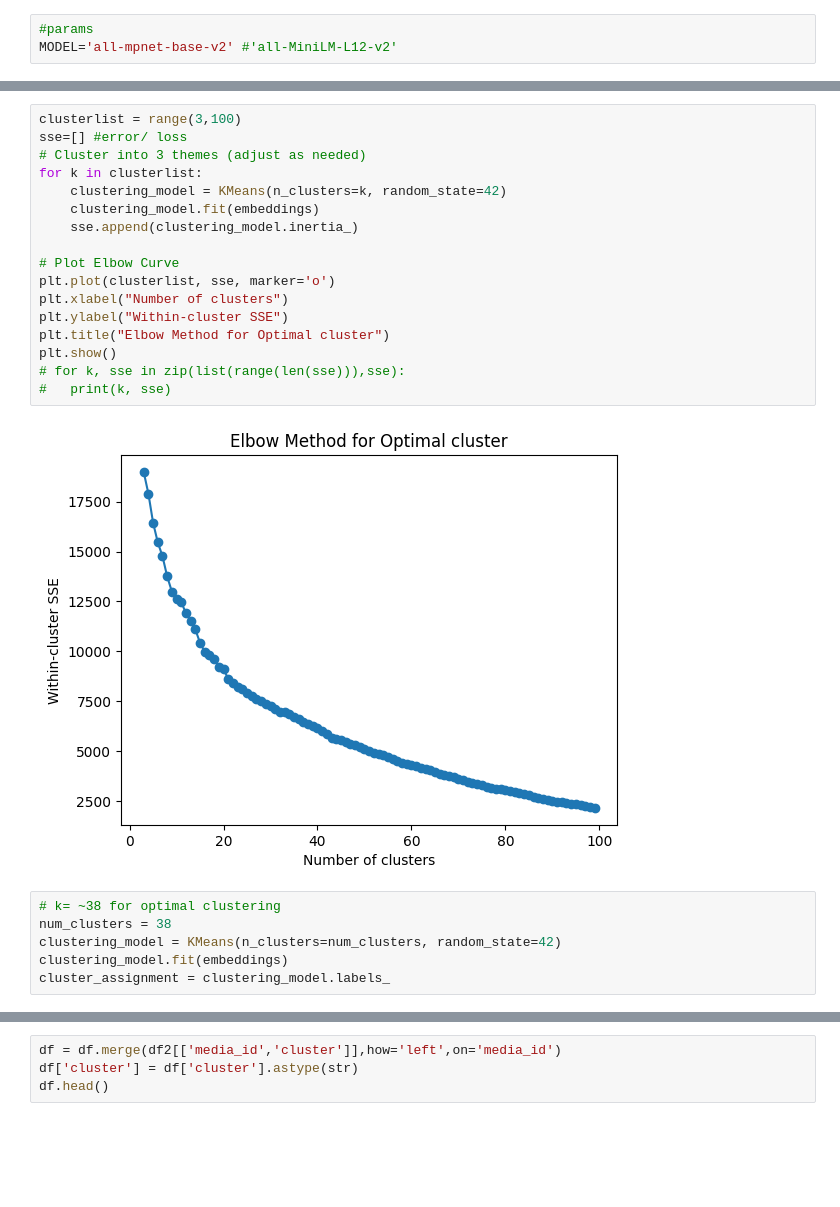
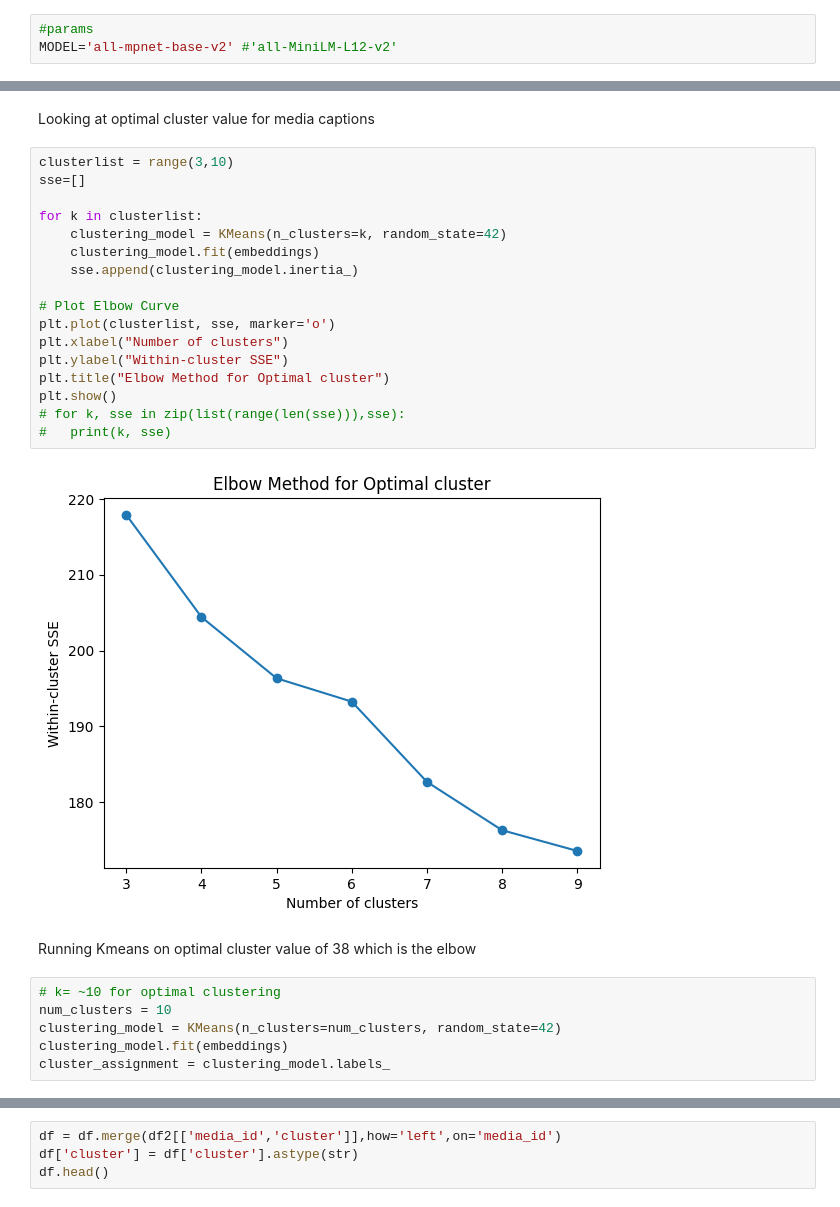
Before and after one commit to SRINIRAGZ/sentimentAnalysis, a Jupyter notebook: SentimentAnalysis.ipynb, the cells around one changed output, grey strips where cells are left out. Cells and saved outputs as stored; diff of their text form; blank space fills up the shorter version.

```diff
--- a/SentimentAnalysis.ipynb
+++ b/SentimentAnalysis.ipynb
@@ -227,25 +182,29 @@ You should probably TRAIN this model on a down-stream task to be able to use it
+# %% [markdown]
+Looking at optimal cluster value for media captions
 # %%
-clusterlist = range(3,100)
-sse=[] #error/ loss
-# Cluster into 3 themes (adjust as needed)
+clusterlist = range(3,10)
+sse=[]
+
 for k in clusterlist:
     clustering_model = KMeans(n_clusters=k, random_state=42)
     clustering_model.fit(embeddings)
     sse.append(clustering_model.inertia_)
 
 # Plot Elbow Curve
 plt.plot(clusterlist, sse, marker='o')
 plt.xlabel("Number of clusters")
 plt.ylabel("Within-cluster SSE")
 plt.title("Elbow Method for Optimal cluster")
 plt.show()
 # for k, sse in zip(list(range(len(sse))),sse):
 #   print(k, sse)
 # %% [output]
-[figure, old version]
+[figure, new version]
+# %% [markdown]
+Running Kmeans on optimal cluster value of 38 which is the elbow
 # %%
-# k= ~38 for optimal clustering
-num_clusters = 38
+# k= ~10 for optimal clustering
+num_clusters = 10
 clustering_model = KMeans(n_clusters=num_clusters, random_state=42)
 clustering_model.fit(embeddings)
 cluster_assignment = clustering_model.labels_
```
Also changed, not shown: parts of 56 cells of this notebook.
